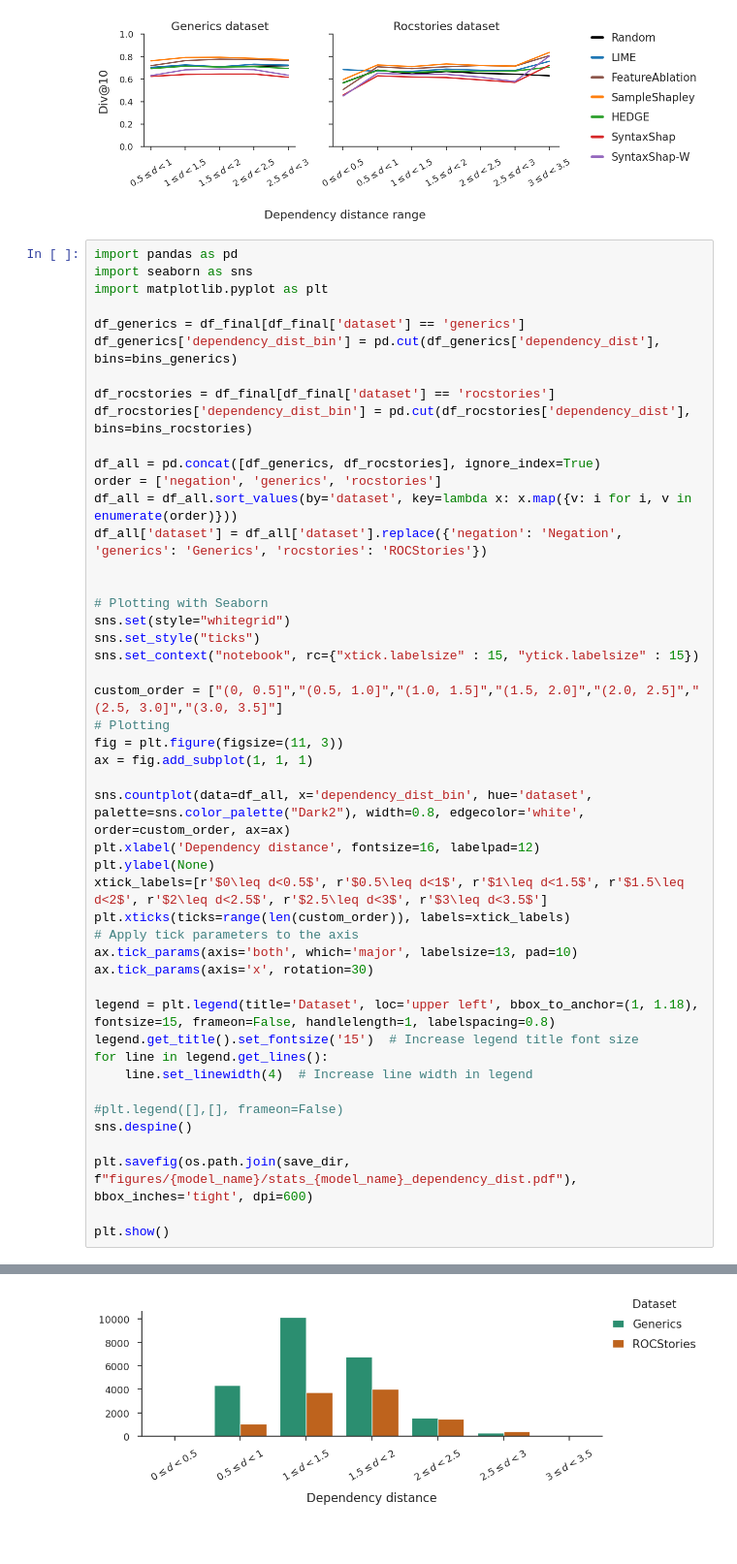
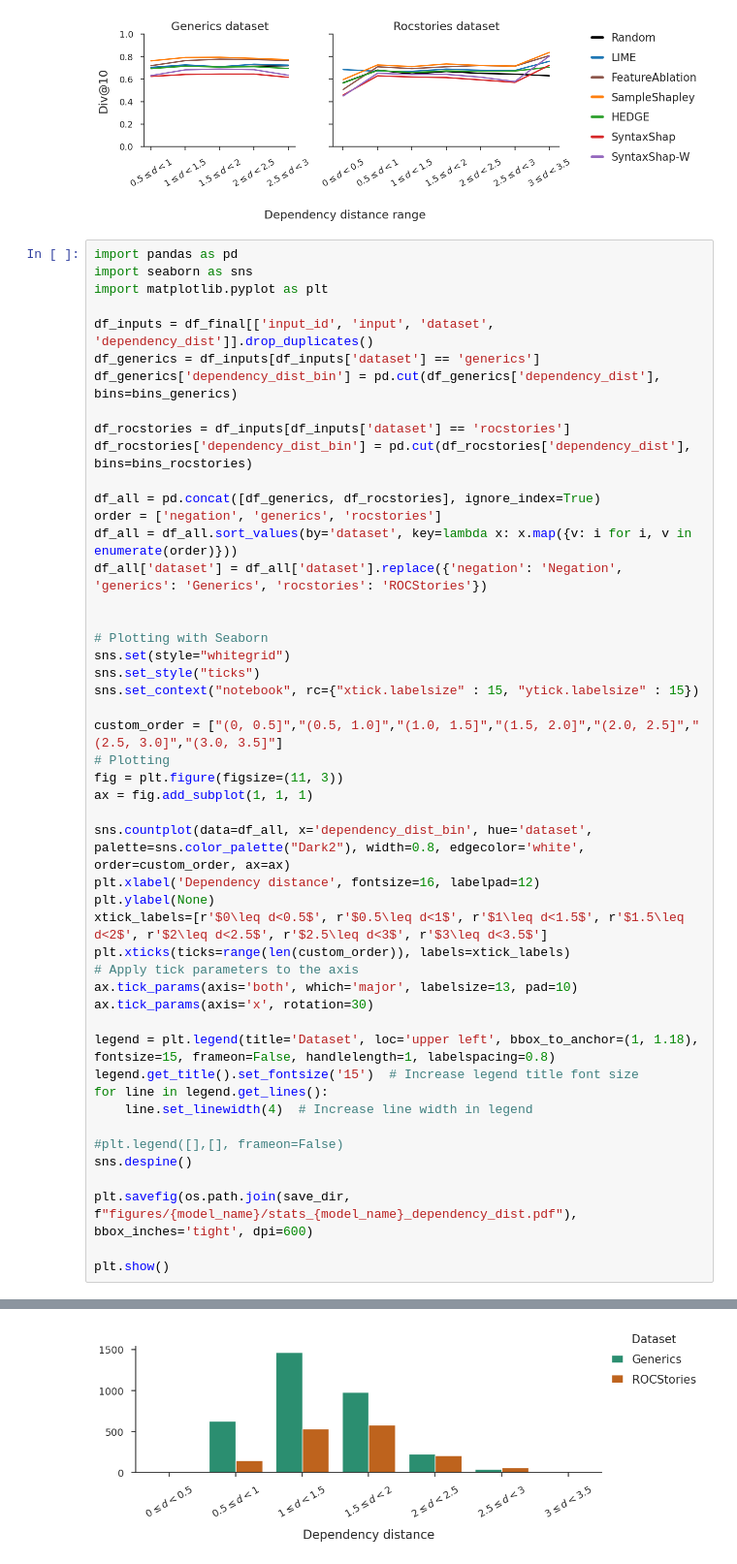
Before and after one commit to k-amara/syntax-shap, a Jupyter notebook: notebooks/Scores_Visualization_Mistral.ipynb, the cells around one changed output, grey strips where cells are left out. Shown at 97% size. Drawn from its saved outputs; the diff is of its cells as text; blank space fills up the shorter version.

```diff
--- a/notebooks/Scores_Visualization_Mistral.ipynb
+++ b/notebooks/Scores_Visualization_Mistral.ipynb
@@ -737,10 +737,11 @@ import pandas as pd
 import seaborn as sns
 import matplotlib.pyplot as plt
 
-df_generics = df_final[df_final['dataset'] == 'generics']
+df_inputs = df_final[['input_id', 'input', 'dataset', 'dependency_dist']].drop_duplicates()
+df_generics = df_inputs[df_inputs['dataset'] == 'generics']
 df_generics['dependency_dist_bin'] = pd.cut(df_generics['dependency_dist'], bins=bins_generics)
 
-df_rocstories = df_final[df_final['dataset'] == 'rocstories']
+df_rocstories = df_inputs[df_inputs['dataset'] == 'rocstories']
 df_rocstories['dependency_dist_bin'] = pd.cut(df_rocstories['dependency_dist'], bins=bins_rocstories)
 
 df_all = pd.concat([df_generics, df_rocstories], ignore_index=True)
@@ -763,31 +764,31 @@ sns.countplot(data=df_all, x='dependency_dist_bin', hue='dataset', palette=sns.c
 plt.xlabel('Dependency distance', fontsize=16, labelpad=12)
 plt.ylabel(None)
 xtick_labels=[r'$0\leq d<0.5$', r'$0.5\leq d<1$', r'$1\leq d<1.5$', r'$1.5\leq d<2$', r'$2\leq d<2.5$', r'$2.5\leq d<3$', r'$3\leq d<3.5$']
 plt.xticks(ticks=range(len(custom_order)), labels=xtick_labels)
 # Apply tick parameters to the axis
 ax.tick_params(axis='both', which='major', labelsize=13, pad=10)
 ax.tick_params(axis='x', rotation=30)
 
 legend = plt.legend(title='Dataset', loc='upper left', bbox_to_anchor=(1, 1.18), fontsize=15, frameon=False, handlelength=1, labelspacing=0.8)
 legend.get_title().set_fontsize('15')  # Increase legend title font size
 for line in legend.get_lines():
     line.set_linewidth(4)  # Increase line width in legend
 
 #plt.legend([],[], frameon=False)
 sns.despine()
 
 plt.savefig(os.path.join(save_dir, f"figures/{model_name}/stats_{model_name}_dependency_dist.pdf"), bbox_inches='tight', dpi=600)
 
 plt.show()
 # %% [output]
 A value is trying to be set on a copy of a slice from a DataFrame.
 Try using .loc[row_indexer,col_indexer] = value instead
 
 See the caveats in the documentation: https://pandas.pydata.org/pandas-docs/stable/user_guide/indexing.html#returning-a-view-versus-a-copy
   df_generics['dependency_dist_bin'] = pd.cut(df_generics['dependency_dist'], bins=bins_generics)
 A value is trying to be set on a copy of a slice from a DataFrame.
 Try using .loc[row_indexer,col_indexer] = value instead
 
 See the caveats in the documentation: https://pandas.pydata.org/pandas-docs/stable/user_guide/indexing.html#returning-a-view-versus-a-copy
   df_rocstories['dependency_dist_bin'] = pd.cut(df_rocstories['dependency_dist'], bins=bins_rocstories)
-[figure, old version]
+[figure, new version]
```
